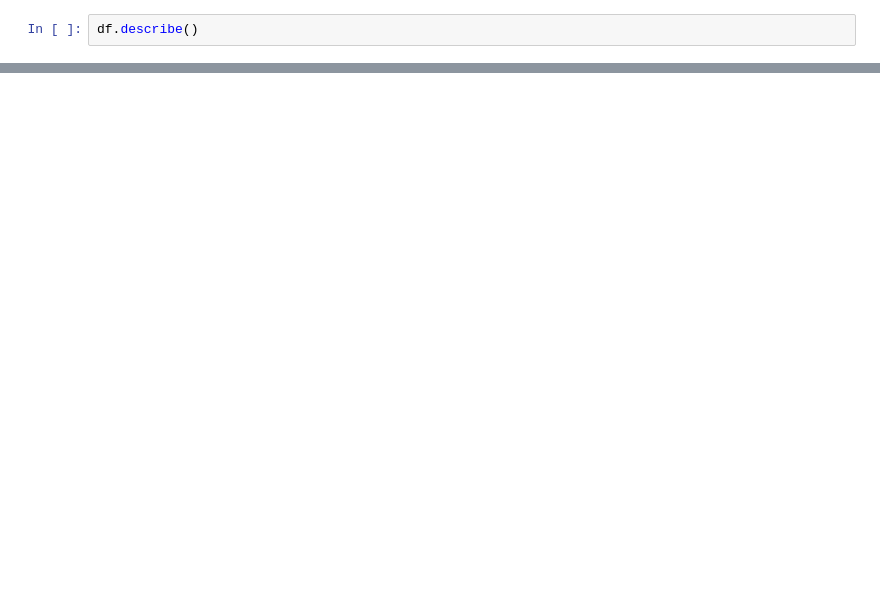
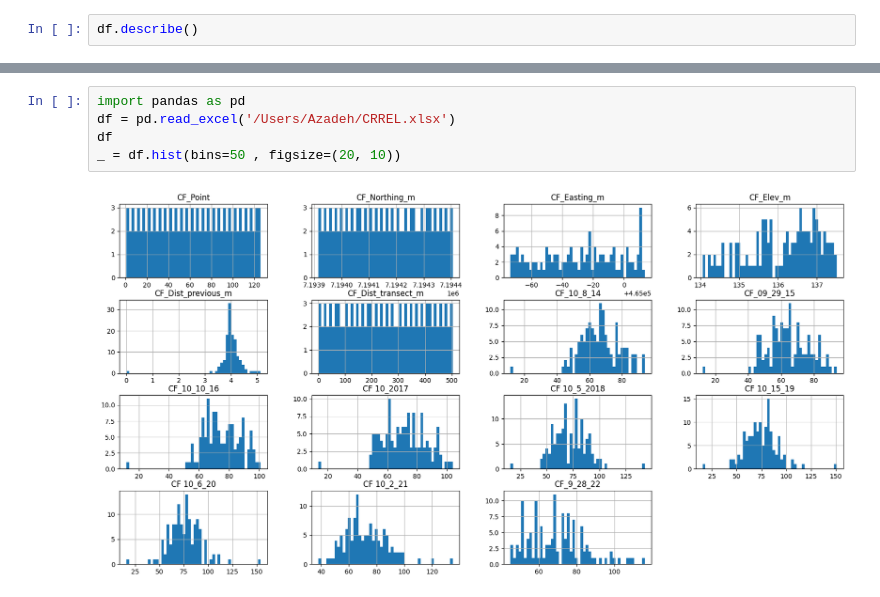
Before and after one commit to Adaziazad/ALT, a Jupyter notebook: v1/Final.ipynb, the cells around one changed output, grey strips where cells are left out. Drawn from its saved outputs; the diff is of its cells as text; blank space fills up the shorter version.

```diff
--- a/v1/Final.ipynb
+++ b/v1/Final.ipynb
@@ -334,0 +368,7 @@ plt.show()
+# %%
+import pandas as pd
+df = pd.read_excel('/Users/Azadeh/CRREL.xlsx')
+df
+_ = df.hist(bins=50 , figsize=(20, 10))
+# %% [output]
+[figure, added]
```
Also changed, not shown: parts of 12 cells of this notebook, 1 other file.
